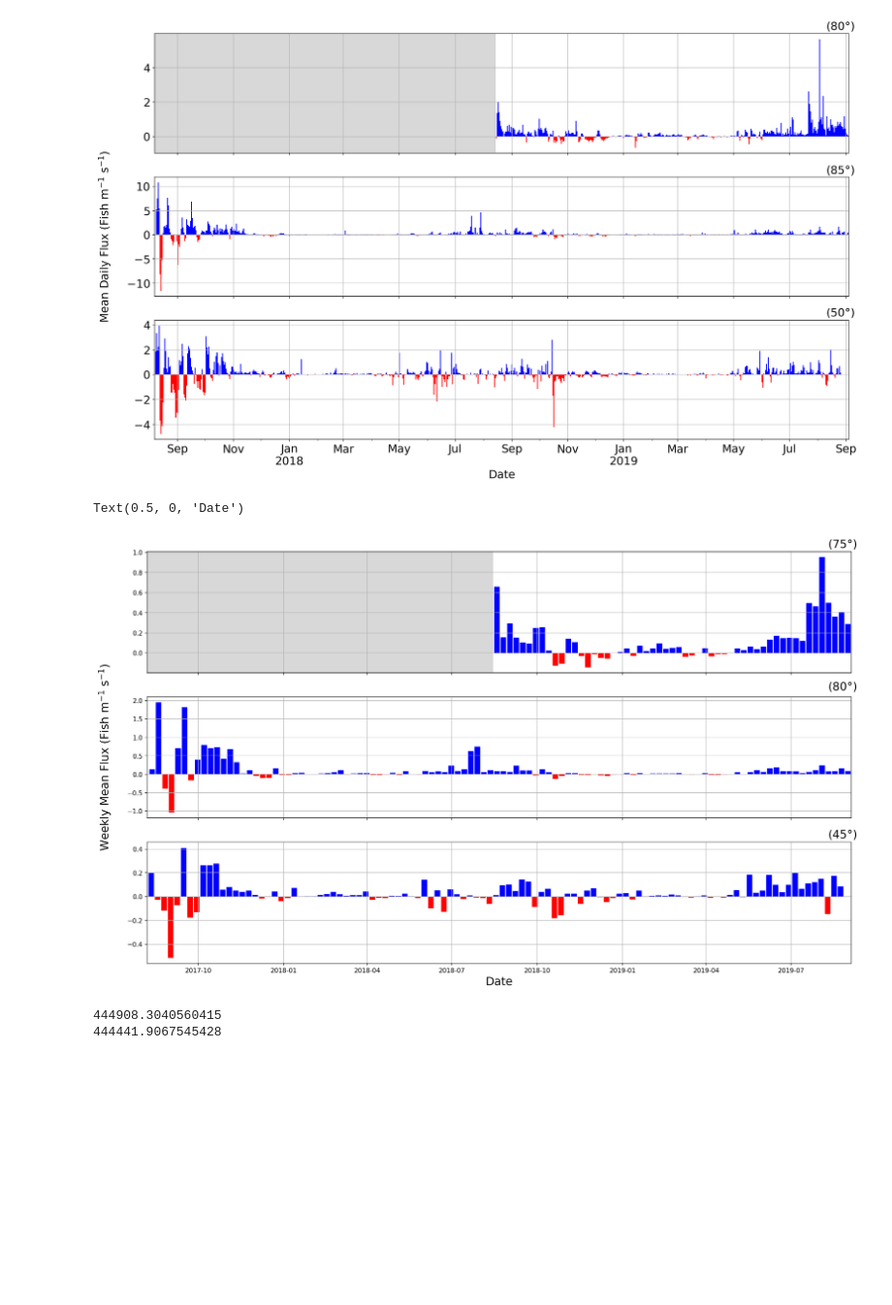
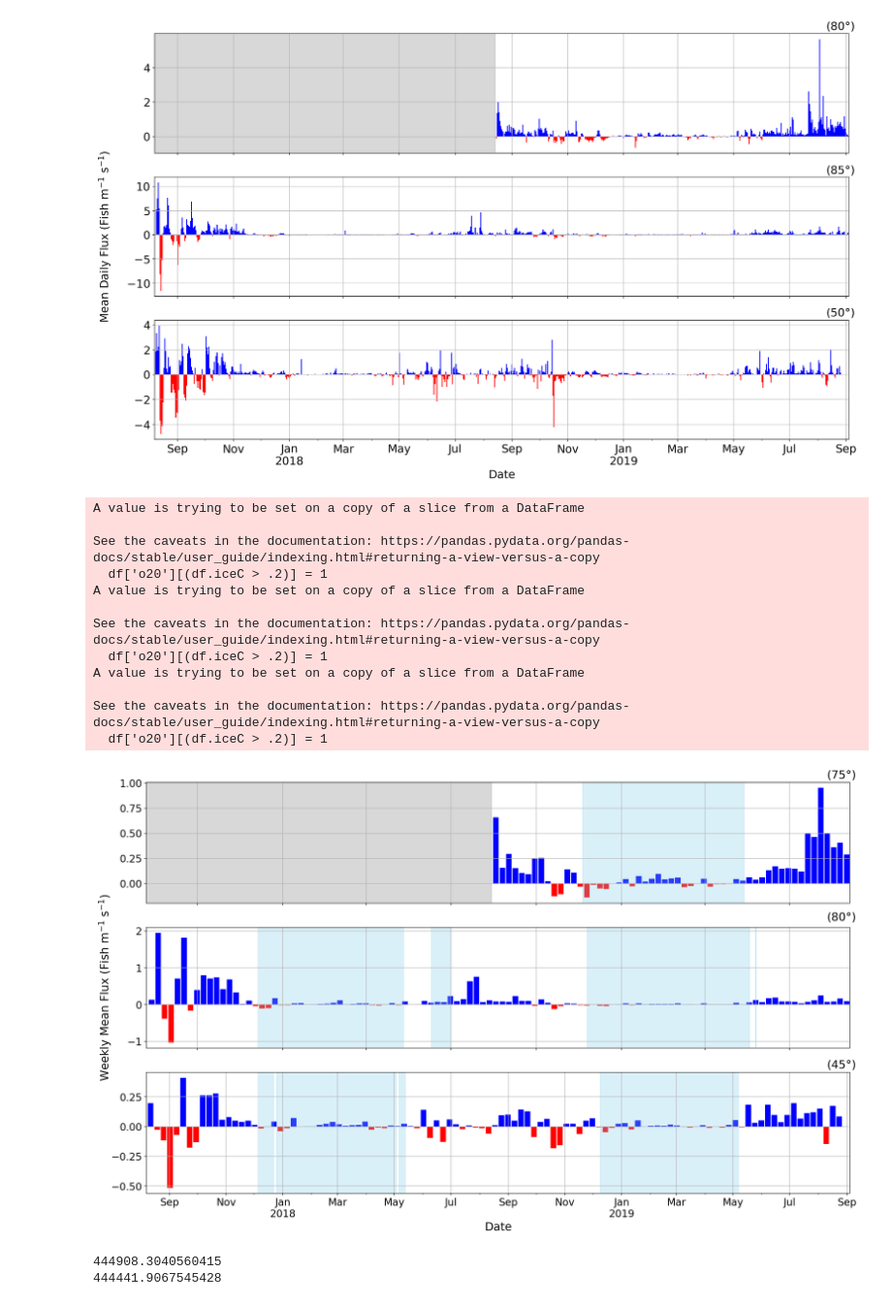
Before and after one commit to leviner/MooredEchosounders, a Jupyter notebook: code/fluxWorkbook.ipynb, the cells around one changed output. Shown at 97% size. Saved outputs shown, nothing was run; the diff lists cells and outputs as text; code cells hidden in the pictures; blank space fills up the shorter version.

```diff
--- a/code/fluxWorkbook.ipynb
+++ b/code/fluxWorkbook.ipynb
@@ -239,6 +239,21 @@ fmtAxis(ax3)
 # %% [output]
 [figure]
 # %%
+def iceDates(df):
+    df['o20']= 0
+    df['o20'][(df.iceC > .2)] = 1
+    df['shift'] = df['o20'].diff()
+    dfShift = df[(df['shift'] != 0)&(~df['shift'].isnull())]
+    dates = dfShift.index.values
+    iceD = np.array(dates).reshape(int(len(dates)/2),2)
+    return iceD
+
+# Ice
+dfD1Ice = pd.read_csv('../data/physicalData/C11_NSIDC.csv',parse_dates=['datetime']).set_index('datetime')
+dfD2Ice = pd.read_csv('../data/physicalData/C1_NSIDC.csv',parse_dates=['datetime']).set_index('datetime')
+dfD3Ice = pd.read_csv('../data/physicalData/C4_NSIDC.csv',parse_dates=['datetime']).set_index('datetime')
+
+plt.rcParams.update({'font.size':16})
 f, [ax1,ax2,ax3] = plt.subplots(3,1,figsize=(20,12),sharex=True, sharey=True,dpi = 150)
 
 ax1=plt.subplot(311)
@@ -248,35 +263,60 @@ ax1.bar(a.index.where(a.fv.lt(0), np.nan)+pd.Timedelta(days=3.5),a.fv.where(a.fv
 ax1.axvspan(pd.to_datetime('2017-8-01'), pd.to_datetime('2018-8-14'), ymin=-60, ymax=3000, alpha=0.3, color='grey')
 ax1.set_xlim([pd.to_datetime('2017-8-7'),pd.to_datetime('2019-9-4')])
 ax1.grid()
 ax1.text(pd.to_datetime('2019-08-10'),a.fv.max()*1.1,str('('+str(int(np.max(a.linearHead- a.rotateHead)))+'$\degree$)'),fontsize=18)
 ax1.set_xticklabels([])
 ax1.xaxis.label.set_visible(False)
 #plt.title('Flux from Echosounder',fontsize=18)
 
+iceCov = iceDates(dfD3Ice)
+for a in iceCov:
+    ax1.axvspan(pd.to_datetime(a[0]), pd.to_datetime(a[1]), ymin=-25, ymax=15, alpha=0.3, color='skyblue')
+
 col = 'tomato'
 ax2=plt.subplot(312)
 a = df2Comb.resample('7D').mean()
 ax2.bar(a.index.where(a.fv.ge(0), np.nan)+pd.Timedelta(days=3.5),a.fv.where(a.fv.ge(0), np.nan),color='blue',width=6)#.plot(color='blue',axes=ax2,fontsize=18)
 ax2.bar(a.index.where(a.fv.lt(0), np.nan)+pd.Timedelta(days=3.5),a.fv.where(a.fv.lt(0), np.nan),color='red',width=6)#.plot(color='blue',axes=ax2,fontsize=18)
 ax2.set_xlim([pd.to_datetime('2017-8-7'),pd.to_datetime('2019-9-4')])
 ax2.grid()
 ax2.text(pd.to_datetime('2019-08-10'),a.fv.max()*1.17,str('('+str(int(np.max(a.linearHead- a.rotateHead)))+'$\degree$)'),fontsize=18)
 ax2.set_xticklabels([])
 ax2.xaxis.label.set_visible(False)
 plt.ylabel('Weekly Mean Flux (Fish m$^{-1}$ s$^{-1}$)\n',fontsize=18)
 
+iceCov = iceDates(dfD2Ice)
+for a in iceCov:
+    ax2.axvspan(pd.to_datetime(a[0]), pd.to_datetime(a[1]), ymin=-25, ymax=15, alpha=0.3, color='skyblue')
+
 col = 'tomato'
 ax3=plt.subplot(313)
 a = df1Comb.resample('7D').mean()
 ax3.bar(a.index.where(a.fv.ge(0), np.nan)+pd.Timedelta(days=3.5),a.fv.where(a.fv.ge(0), np.nan),color='blue',width=6)#.plot(color='blue',axes=ax2,fontsize=18)
 ax3.bar(a.index.where(a.fv.lt(0), np.nan)+pd.Timedelta(days=3.5),a.fv.where(a.fv.lt(0), np.nan),color='red',width=6)#.plot(color='blue',axes=ax2,fontsize=1
 ax3.set_xlim([pd.to_datetime('2017-8-7'),pd.to_datetime('2019-9-4')])
 ax3.grid()
 ax3.text(pd.to_datetime('2019-08-10'),a.fv.max()*1.2,str('('+str(int(np.max(a.linearHead- a.rotateHead)))+'$\degree$)'),fontsize=18)
 plt.xlabel('Date',fontsize=18)
+
+iceCov = iceDates(dfD1Ice)
+for a in iceCov:
+    ax3.axvspan(pd.to_datetime(a[0]), pd.to_datetime(a[1]), ymin=-25, ymax=15, alpha=0.3, color='skyblue')
+
+fmtAxis(ax3)
 # %% [output]
-Text(0.5, 0, 'Date')
+A value is trying to be set on a copy of a slice from a DataFrame
+
+See the caveats in the documentation: https://pandas.pydata.org/pandas-docs/stable/user_guide/indexing.html#returning-a-view-versus-a-copy
+  df['o20'][(df.iceC > .2)] = 1
+A value is trying to be set on a copy of a slice from a DataFrame
+
+See the caveats in the documentation: https://pandas.pydata.org/pandas-docs/stable/user_guide/indexing.html#returning-a-view-versus-a-copy
+  df['o20'][(df.iceC > .2)] = 1
+A value is trying to be set on a copy of a slice from a DataFrame
+
+See the caveats in the documentation: https://pandas.pydata.org/pandas-docs/stable/user_guide/indexing.html#returning-a-view-versus-a-copy
+  df['o20'][(df.iceC > .2)] = 1
-[figure, old version]
+[figure, new version]
 # %%
 print(np.sum(df1.resample('1D').mean().fv*(20*20*24)))
 print(df1.fv.mean()*20*20*24*len(np.unique(df1.index.date)))
```
